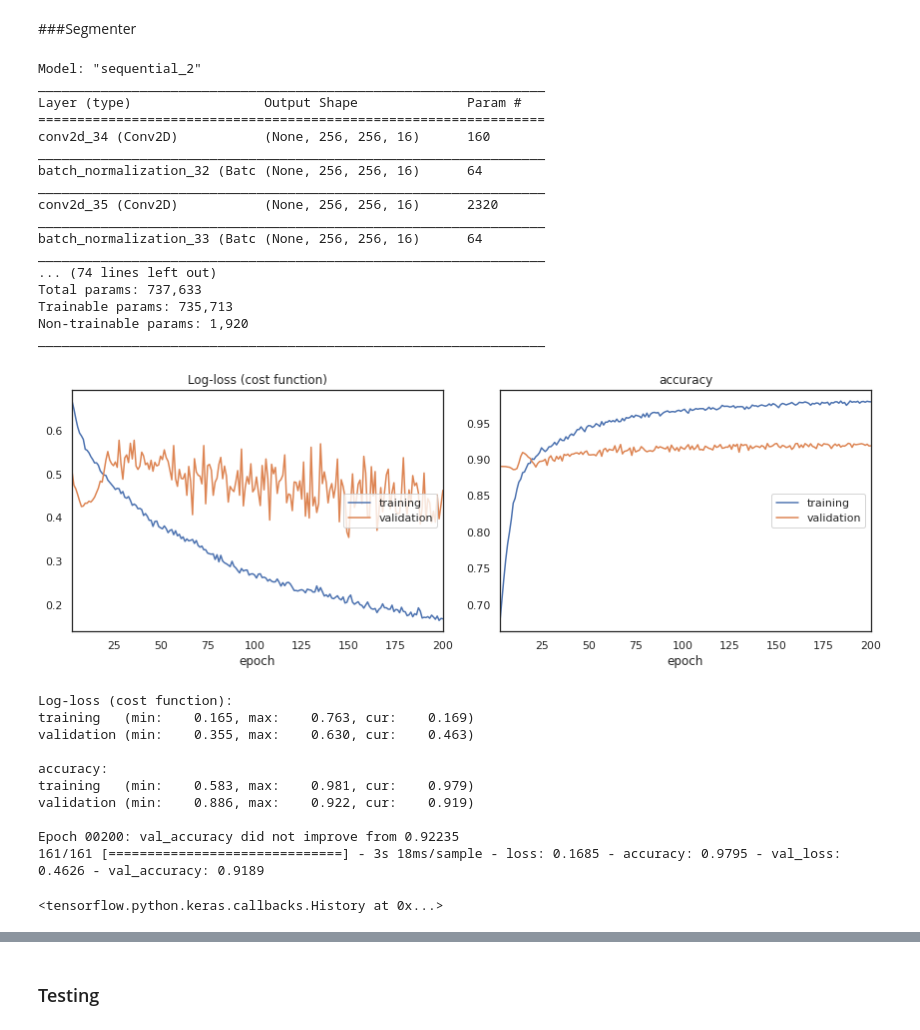
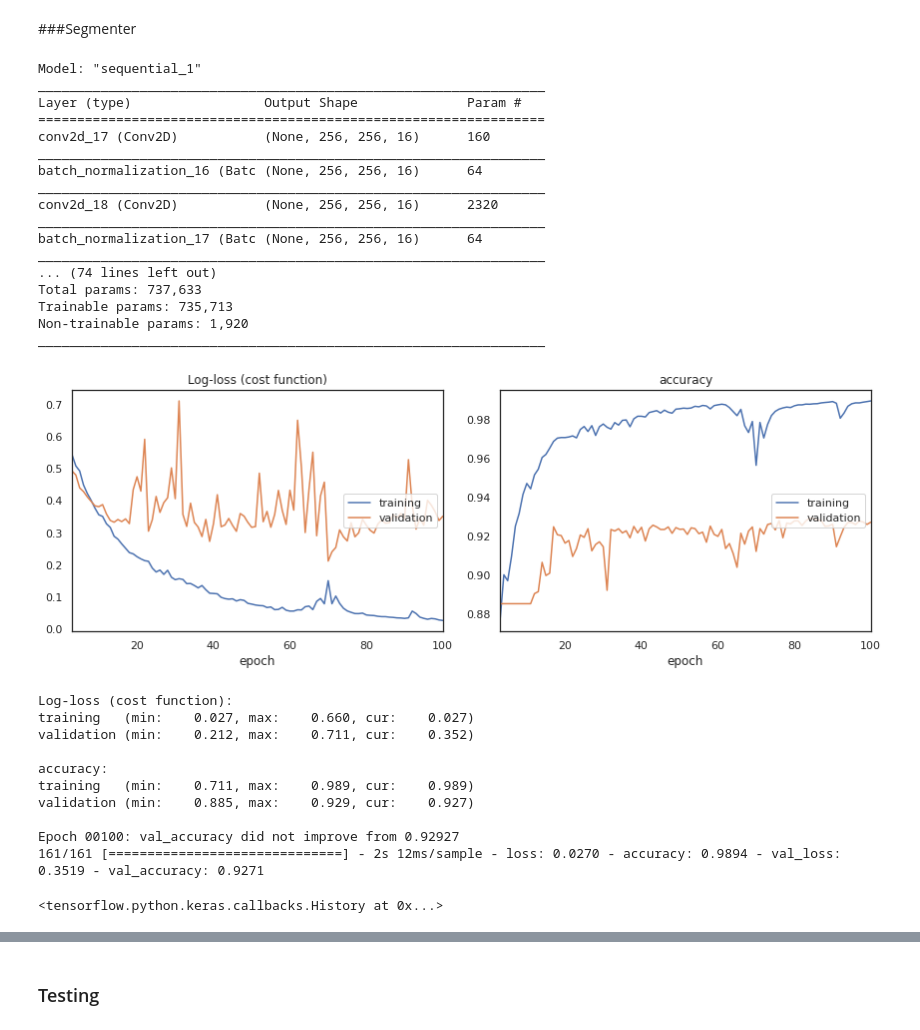
Before and after one commit to nrj1024/FakeImageDetector, a Jupyter notebook: FakeImageSegmentation.ipynb, the cells around one changed output, grey strips where cells are left out. Drawn from its saved outputs; the diff is of its cells as text; code cells hidden in the pictures.

Commit message:
Improved training

```diff
--- a/FakeImageSegmentation.ipynb
+++ b/FakeImageSegmentation.ipynb
@@ -125,9 +135,3 @@ gdrive/  SelectedSGTs/  Selected.zip      SplicedResized/
-# %%
-for i in splicedGT:
-  ImageOps.grayscale(Image.open('SelectedSGTs/'+str(i)).resize((256,256))).save('SGTResized/'+str(i))
-
-for i in splicedIMG:
-  convert_to_ela_image('SelectedSpliced/'+str(i), 90).resize((256,256)).save('ELAs/'+str(i))
 # %%
 Image.open('SelectedSpliced/Sp_D_CRN_A_ani0036_ani0066_0372.jpg')
 # %% [output]
@@ -168,11 +160,12 @@ def thresholdMask(img):
     return masked
 # %%
 for i in splicedIMG:
-  img=process(Image.open('ELAs/'+str(i)))
+  img=convert_to_ela_image('SelectedSpliced/'+str(i), 90).resize((256,256))
+  img=img.getchannel('B')
   X.append(np.array(img)/np.max(img))
 
 for i in splicedGT:
-  lbl=Image.open('SGTResized/'+str(i))
+  lbl=ImageOps.grayscale(Image.open('SelectedSGTs/'+str(i)).resize((256,256)))
   Y.append(np.array(lbl)/np.max(lbl))
 # %%
 X = np.array(X)
@@ -261,7 +254,7 @@ model.add(BatchNormalization())
 
 model.add(UpSampling2D(size = (2,2)))
 model.add(Conv2D(filters = 16, kernel_size = (3,3),padding = 'same',
-                 activation ='relu', input_shape = (256,256,3)))
+                 activation ='relu'))
 model.add(BatchNormalization())
 model.add(Conv2D(filters = 16, kernel_size = (3,3),padding = 'same',
                  activation ='relu'))
@@ -271,17 +264,17 @@ model.add(Conv2D(filters = 1, kernel_size = (1,1), activation = 'sigmoid'))
 
 model.summary()
 # %% [output]
-Model: "sequential_2"
+Model: "sequential_1"
 _________________________________________________________________
 Layer (type)                 Output Shape              Param #
 =================================================================
-conv2d_34 (Conv2D)           (None, 256, 256, 16)      160
+conv2d_17 (Conv2D)           (None, 256, 256, 16)      160
 _________________________________________________________________
-batch_normalization_32 (Batc (None, 256, 256, 16)      64
+batch_normalization_16 (Batc (None, 256, 256, 16)      64
 _________________________________________________________________
-conv2d_35 (Conv2D)           (None, 256, 256, 16)      2320
+conv2d_18 (Conv2D)           (None, 256, 256, 16)      2320
 _________________________________________________________________
-batch_normalization_33 (Batc (None, 256, 256, 16)      64
+batch_normalization_17 (Batc (None, 256, 256, 16)      64
 _________________________________________________________________
 ... (74 lines left out)
 Total params: 737,633
@@ -293,4 +286,4 @@ model.compile(optimizer = Adam(lr = 0.0001), loss = 'binary_crossentropy', metri
 # %%
 model.load_weights('segmenter_weights.h5')
 # %%
-model_checkpoint = ModelCheckpoint('segmenter_weights.h5', monitor='loss',verbose=1, save_best_only=True)
+model_checkpoint = ModelCheckpoint('segmenter_weights.h5', monitor='val_accuracy',verbose=1, save_best_only=True)
@@ -297,15 +292,15 @@ model_checkpoint = ModelCheckpoint('segmenter_weights.h5', monitor='loss',verbos
 # %%
-model.fit(X_train, Y_train, validation_data = (X_val, Y_val), batch_size=4, epochs=200, verbose=1, callbacks=[PlotLossesCallback(),model_checkpoint])
+model.fit(X_train, Y_train, validation_data = (X_val, Y_val), batch_size=4, epochs=100, verbose=1, callbacks=[PlotLossesCallback(),model_checkpoint])
 # %% [output]
-[figure, old version]
+[figure, new version]
 Log-loss (cost function):
-training   (min:    0.165, max:    0.763, cur:    0.169)
-validation (min:    0.355, max:    0.630, cur:    0.463)
+training   (min:    0.027, max:    0.660, cur:    0.027)
+validation (min:    0.212, max:    0.711, cur:    0.352)
 
 accuracy:
-training   (min:    0.583, max:    0.981, cur:    0.979)
-validation (min:    0.886, max:    0.922, cur:    0.919)
+training   (min:    0.711, max:    0.989, cur:    0.989)
+validation (min:    0.885, max:    0.929, cur:    0.927)
 
-Epoch 00200: val_accuracy did not improve from 0.92235
-161/161 [==============================] - 3s 18ms/sample - loss: 0.1685 - accuracy: 0.9795 - val_loss: 0.4626 - val_accuracy: 0.9189
+Epoch 00100: val_accuracy did not improve from 0.92927
+161/161 [==============================] - 2s 12ms/sample - loss: 0.0270 - accuracy: 0.9894 - val_loss: 0.3519 - val_accuracy: 0.9271
 <tensorflow.python.keras.callbacks.History at 0x...>
```
Also changed, not shown: parts of 30 cells of this notebook.
